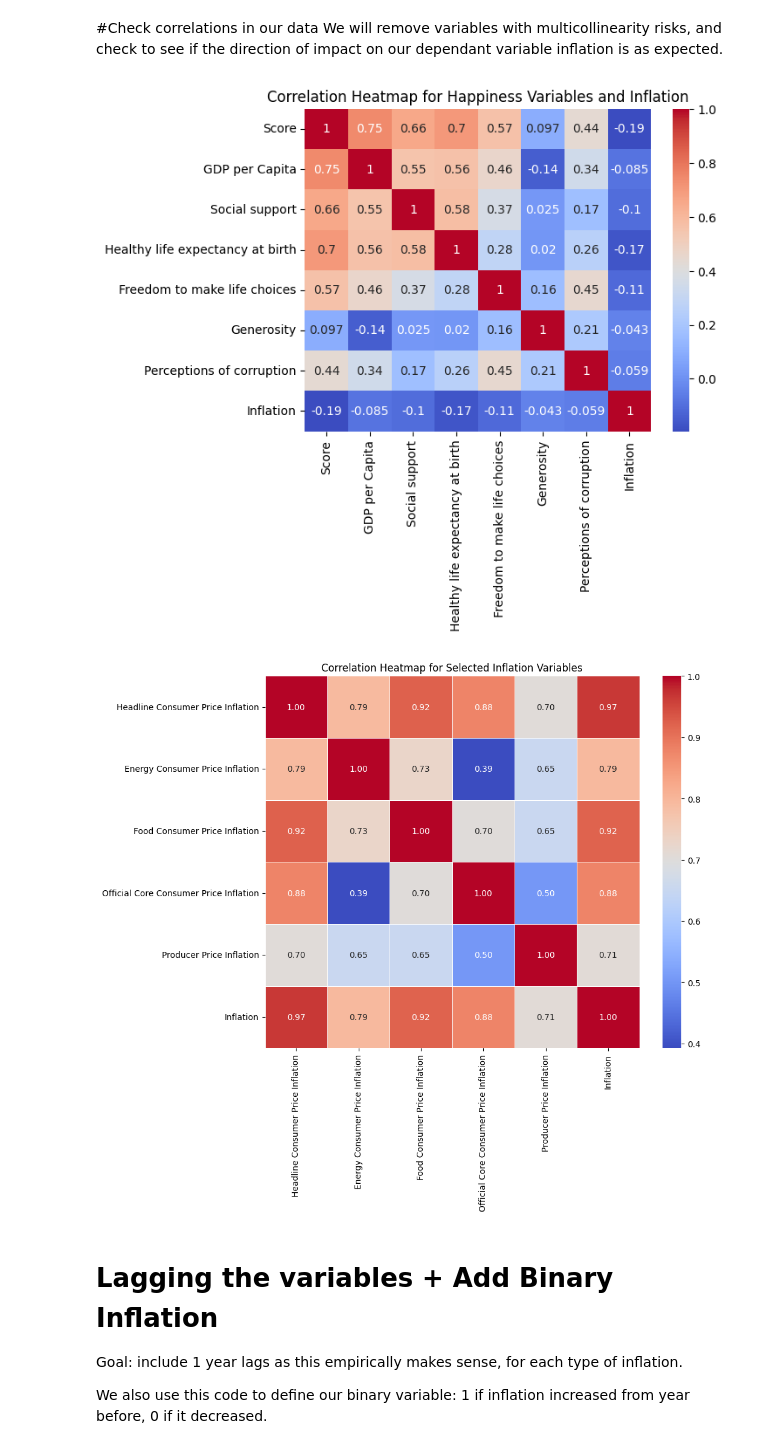
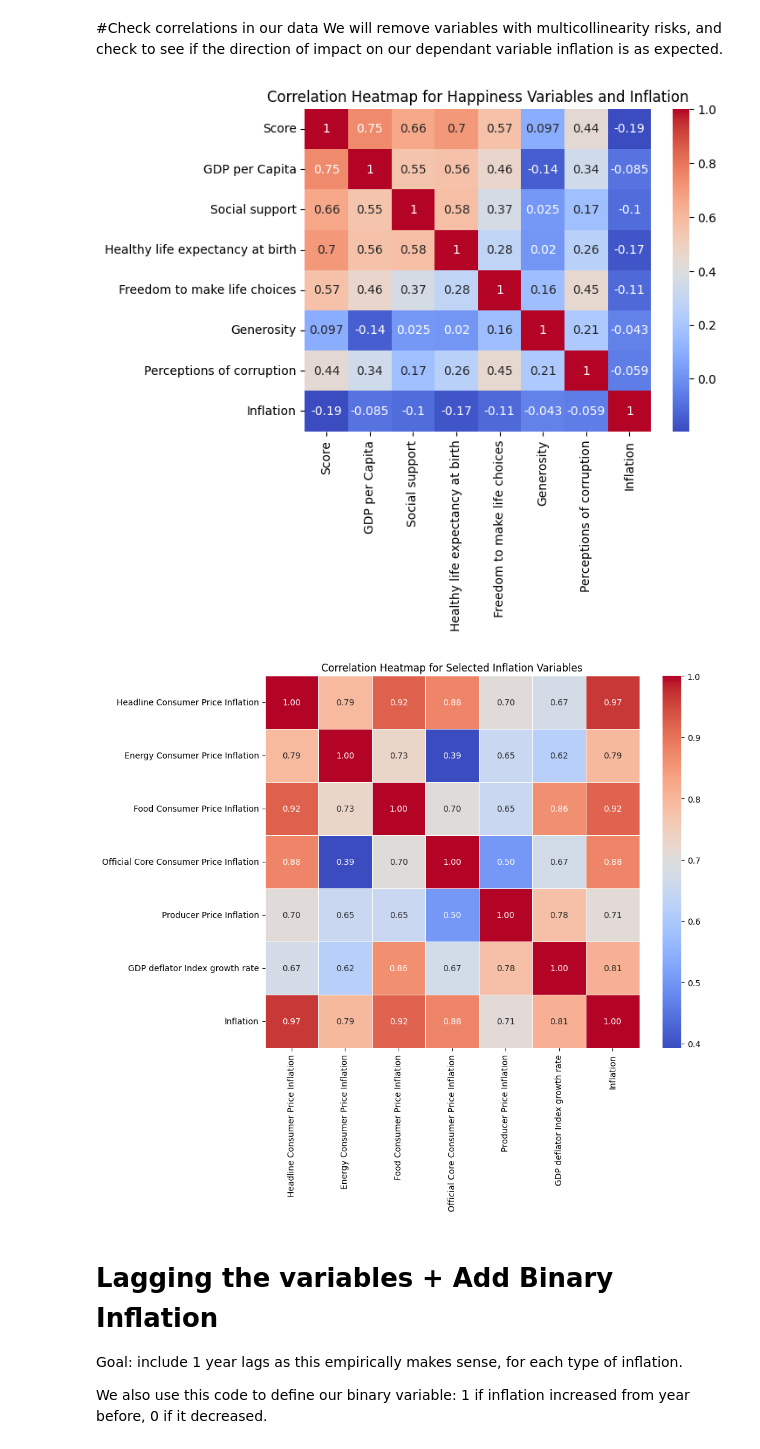
Before and after one commit to annadelpozo/MDL-Turing, a Jupyter notebook: MDL_project_Final_version.ipynb, the cells around one changed output. Saved outputs shown, nothing was run; the diff lists cells and outputs as text; code cells hidden in the pictures.

```diff
--- a/MDL_project_Final_version.ipynb
+++ b/MDL_project_Final_version.ipynb
@@ -66,25 +66,25 @@ We will remove variables with multicollinearity risks, and check to see if the d
 # %%
 corr_matrix_happy = data.iloc[:,9:17].corr()
 sns.heatmap(corr_matrix_happy, annot=True, cmap='coolwarm')
 plt.title("Correlation Heatmap for Happiness Variables and Inflation")
 plt.show()
 
-columns_to_select = list(range(2, 7)) + [16]
+columns_to_select = list(range(2, 8)) + [16]
 
 # Select the columns using their index and name from the DataFrame
 numeric_columns_infl = data.iloc[:, columns_to_select]  # Use .iloc for integer-location based indexing
 
 # Calculate the correlation matrix for the selected columns
 corr_matrix_infl = numeric_columns_infl.corr()
 
 # Plot the correlation heatmap
 plt.figure(figsize=(10, 8))
 sns.heatmap(corr_matrix_infl, annot=True, cmap='coolwarm', fmt=".2f", linewidths=0.5)
 plt.title("Correlation Heatmap for Selected Inflation Variables")
 plt.show()
 # %% [output]
 [figure]
-[figure, old version]
+[figure, new version]
 # %% [markdown]
 # Lagging the variables + Add Binary Inflation
 Goal: include 1 year lags as this empirically makes sense, for each type of inflation.
```
Also changed, not shown: parts of 14 cells of this notebook.
